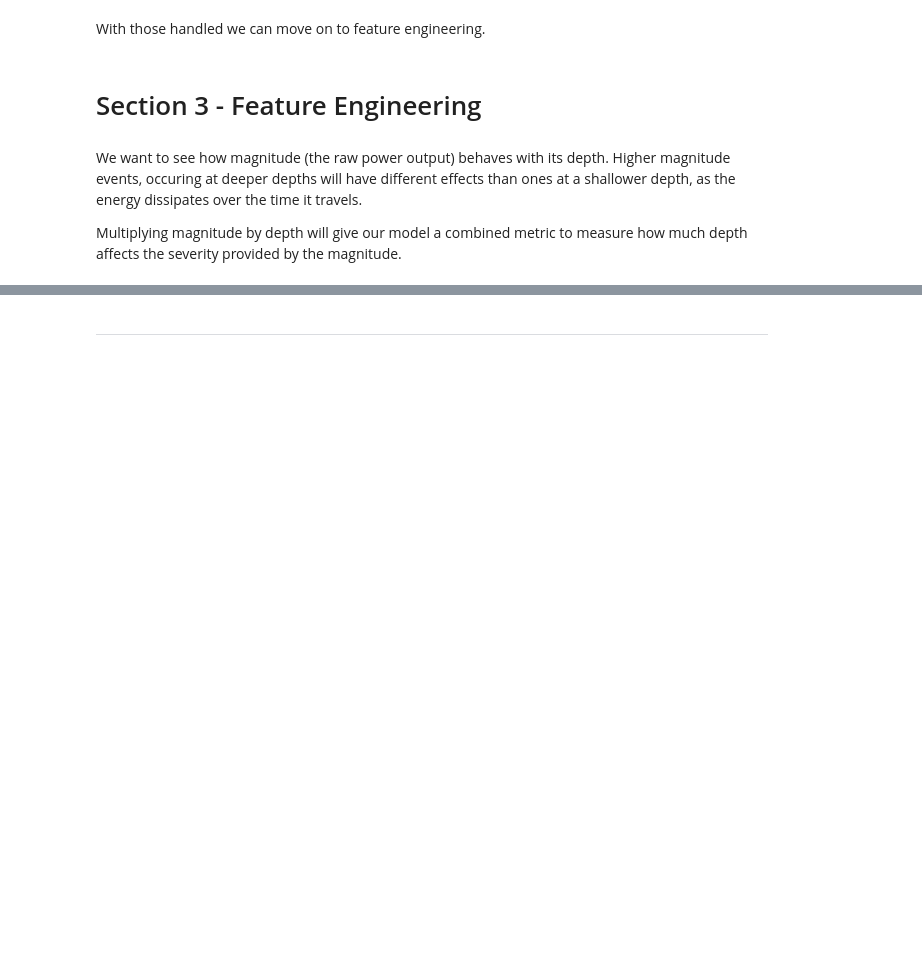
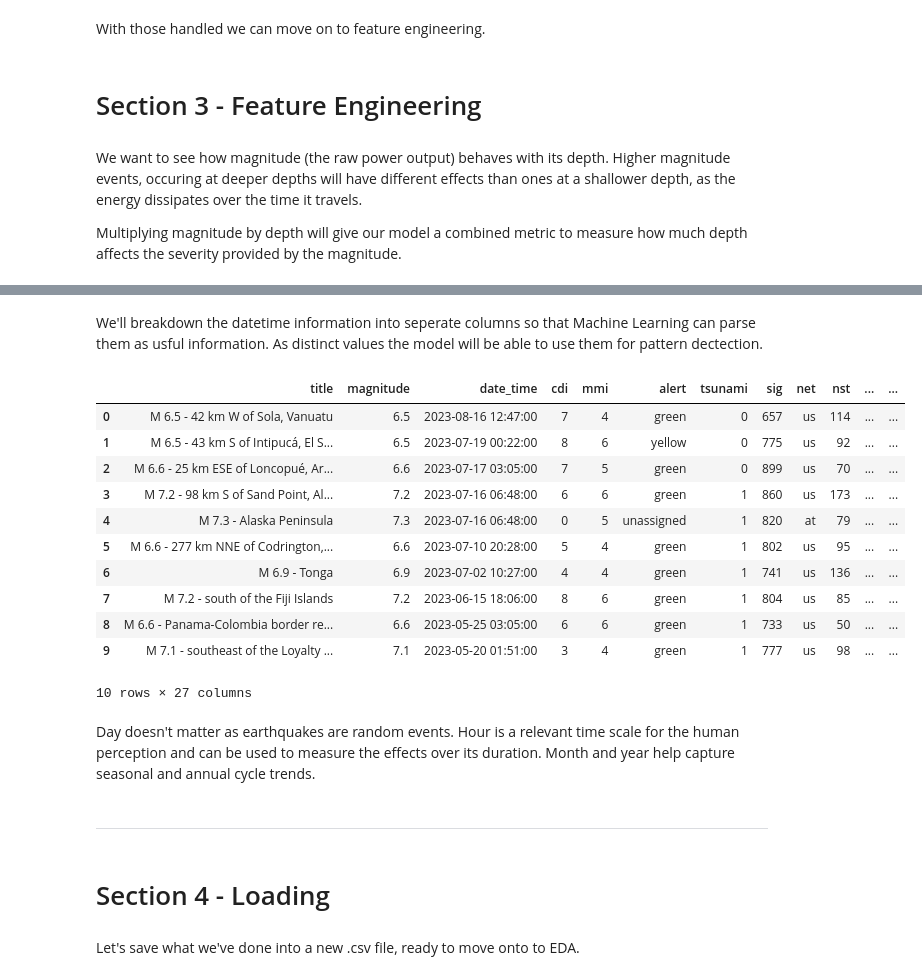
Before and after one commit to 13NateMate37/NHastings_Earthquake_Analysis_CI_Capstone_2, a Jupyter notebook: jupyter_notebooks/1_ETL.ipynb, the cells around one changed output, grey strips where cells are left out. Saved outputs shown, nothing was run; the diff lists cells and outputs as text; code cells hidden in the pictures; blank space fills up the shorter version.

Commit message:
etl done

```diff
--- a/jupyter_notebooks/1_ETL.ipynb
+++ b/jupyter_notebooks/1_ETL.ipynb
@@ -270,2 +344,31 @@ Additionally, an earthquake can't trigger a tsunami if it happens inland. A 'is_
+# %% [markdown]
+We'll breakdown the datetime information into seperate columns so that Machine Learning can parse them as usful information. As distinct values the model will be able to use them for pattern dectection.
+# %%
+# Extract datetime info into seperate columns
+df_raw["year"] = df_raw["date_time"].dt.year
+df_raw["month"] = df_raw["date_time"].dt.month
+df_raw["hour"] = df_raw["date_time"].dt.hour
+
+# View changes
+df_raw.head(10)
+# %% [output]
+|  | title | magnitude | date_time | cdi | mmi | alert | tsunami | sig | net | nst | ... | ... |
+| 0 | M 6.5 - 42 km W of Sola, Vanuatu | 6.5 | 2023-08-16 12:47:00 | 7 | 4 | green | 0 | 657 | us | 114 | ... | ... |
+| 1 | M 6.5 - 43 km S of Intipucá, El S... | 6.5 | 2023-07-19 00:22:00 | 8 | 6 | yellow | 0 | 775 | us | 92 | ... | ... |
+| 2 | M 6.6 - 25 km ESE of Loncopué, Ar... | 6.6 | 2023-07-17 03:05:00 | 7 | 5 | green | 0 | 899 | us | 70 | ... | ... |
+| 3 | M 7.2 - 98 km S of Sand Point, Al... | 7.2 | 2023-07-16 06:48:00 | 6 | 6 | green | 1 | 860 | us | 173 | ... | ... |
+| 4 | M 7.3 - Alaska Peninsula | 7.3 | 2023-07-16 06:48:00 | 0 | 5 | unassigned | 1 | 820 | at | 79 | ... | ... |
+| 5 | M 6.6 - 277 km NNE of Codrington,... | 6.6 | 2023-07-10 20:28:00 | 5 | 4 | green | 1 | 802 | us | 95 | ... | ... |
+| 6 | M 6.9 - Tonga | 6.9 | 2023-07-02 10:27:00 | 4 | 4 | green | 1 | 741 | us | 136 | ... | ... |
+| 7 | M 7.2 - south of the Fiji Islands | 7.2 | 2023-06-15 18:06:00 | 8 | 6 | green | 1 | 804 | us | 85 | ... | ... |
+| 8 | M 6.6 - Panama-Colombia border re... | 6.6 | 2023-05-25 03:05:00 | 6 | 6 | green | 1 | 733 | us | 50 | ... | ... |
+| 9 | M 7.1 - southeast of the Loyalty ... | 7.1 | 2023-05-20 01:51:00 | 3 | 4 | green | 1 | 777 | us | 98 | ... | ... |
+10 rows × 27 columns
+# %% [markdown]
+Day doesn't matter as earthquakes are random events. Hour is a relevant time scale for the human perception and can be used to measure the effects over its duration. Month and year help capture seasonal and annual cycle trends.
 # %% [markdown]
 ---
+# %% [markdown]
+# Section 4 - Loading
+# %% [markdown]
+Let's save what we've done into a new .csv file, ready to move onto to EDA.
```
Also changed, not shown: parts of 6 cells of this notebook, 1 other file.
